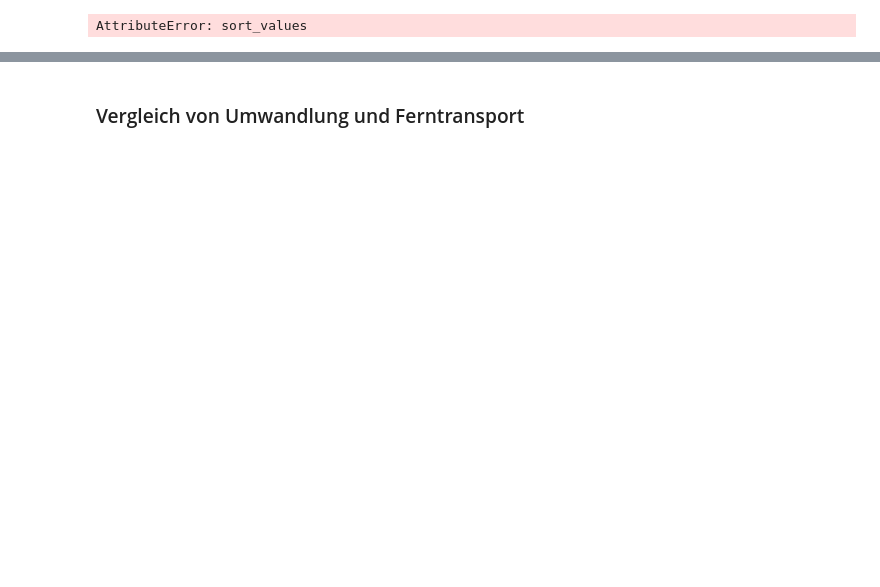
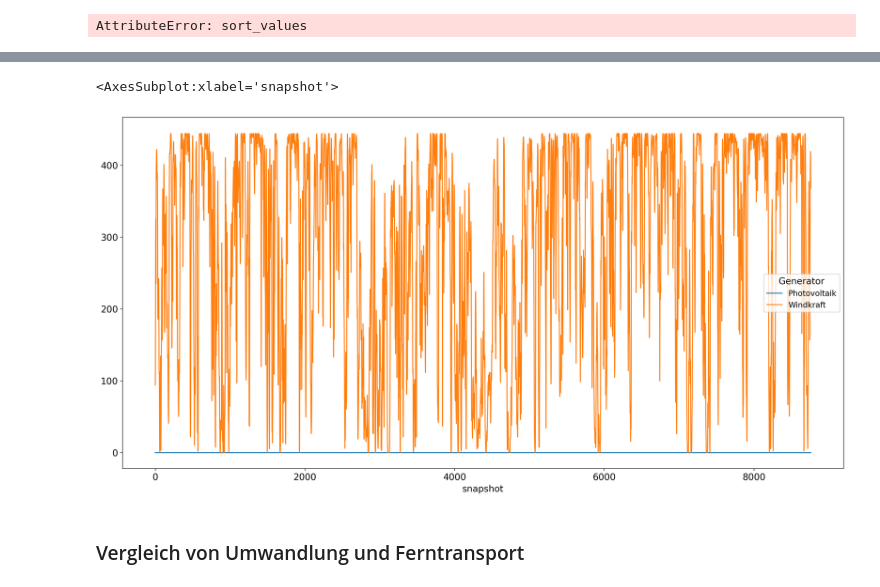
Before and after one commit to cgipser/DWE, a Jupyter notebook: Projektarbeit_CG.ipynb, the cells around one changed output, grey strips where cells are left out. Saved outputs shown, nothing was run; the diff lists cells and outputs as text; code cells hidden in the pictures; blank space fills up the shorter version.

```diff
--- a/Projektarbeit_CG.ipynb
+++ b/Projektarbeit_CG.ipynb
@@ -58,9 +58,16 @@ def Dauerlinie (Dataframe, Column, Titel,Yachse ):
 # %% [markdown]
 # Einlesen der Datenreihen
 # %%
-# Einlesen externen Daten
-data_pv = pd.read_csv('data/data_pv_antofagasta_1MW.csv', skiprows = 3)
-data_wind = pd.read_csv('data/data_wind_antofagasta_1MW.csv', skiprows = 3)
+# Auswahl des Standortes
+location_north = False
+
+if location_north:
+    data_pv = pd.read_csv('data/data_pv_antofagasta_1MW.csv', skiprows = 3)
+    data_wind = pd.read_csv('data/data_wind_antofagasta_1MW.csv', skiprows = 3)
+else:
+    data_pv = pd.read_csv('data/data_pv_punta_arenas_1MW.csv', skiprows = 3)
+    data_wind = pd.read_csv('data/data_wind_punta_arenas_1MW.csv', skiprows = 3)
+
 data_shipping_1 = pd.read_excel('data/Ferntransport_12.xlsx')
 # %%
 # Erstellung eines Dataframes aus externen Daten
@@ -143,11 +150,11 @@ capital_cost_shipping_LOHC = data_inputs.loc['LOHC Schiff']['capital_cost'] #
 
 
 # Speicherung
-capital_cost_storage_el = 1000000 #data_inputs.loc['Stromspeicher']['capital_cost']
+capital_cost_storage_el = data_inputs.loc['Stromspeicher']['capital_cost']
 capital_cost_storage_LH2 = data_inputs.loc['LH2 Speicher']['capital_cost'] # €/MW
 capital_cost_storage_NH3 = data_inputs.loc['NH3 Speicher']['capital_cost'] # €/MW
 capital_cost_storage_LOHC = data_inputs.loc['LOHC Speicher']['capital_cost'] # €/MW
-capital_cost_storage_GH2 = data_inputs.loc['GH2 Speicher']['capital_cost'] # €/MW
+#capital_cost_storage_GH2 = data_inputs.loc['GH2 Speicher']['capital_cost'] # €/MW
 # %% [markdown]
 ## Gestehungskosten
 # %%
@@ -176,7 +183,7 @@ marginal_cost_shipping_NH3 = data_inputs.loc['NH3 Schiff']['marginal_cost'] #
 marginal_cost_shipping_LOHC = data_inputs.loc['LOHC Schiff']['marginal_cost'] # €/MWh
 
 # Speicherung
-marginal_cost_storage_el = 0 #data_inputs.loc['Stromspeicher']['marginal_cost']
+marginal_cost_storage_el = data_inputs.loc['Stromspeicher']['marginal_cost']
 marginal_cost_storage_LH2 = data_inputs.loc['LH2 Speicher']['marginal_cost'] # €/MWh
 marginal_cost_storage_NH3 = data_inputs.loc['NH3 Speicher']['marginal_cost'] # €/MWh
 marginal_cost_storage_LOHC = data_inputs.loc['LOHC Speicher']['marginal_cost'] # €/MWh
@@ -233,7 +240,7 @@ lifetime_shipping_LH2 = data_inputs.loc['LH2 Schiff']['lifetime']
 lifetime_shipping_NH3 = data_inputs.loc['NH3 Schiff']['lifetime']
 lifetime_shipping_LOHC = data_inputs.loc['LOHC Schiff']['lifetime']
 
-lifetime_storage_el = 20 #data_inputs.loc['Stromspeicher']['lifetime']
+lifetime_storage_el = data_inputs.loc['Stromspeicher']['lifetime']
 lifetime_storage_LH2 = data_inputs.loc['LH2 Speicher']['lifetime']
 lifetime_storage_NH3 = data_inputs.loc['NH3 Speicher']['lifetime']
 lifetime_storage_LOHC = data_inputs.loc['LOHC Speicher']['lifetime']
@@ -1043,3 +1074,8 @@ plt.show()
+# %%
+network1.generators_t.p.plot()
+# %% [output]
+<AxesSubplot:xlabel='snapshot'>
+[figure, added]
 # %% [markdown]
 ### Vergleich von Umwandlung und Ferntransport
 # %%
```
Also changed, not shown: parts of 21 cells of this notebook.
